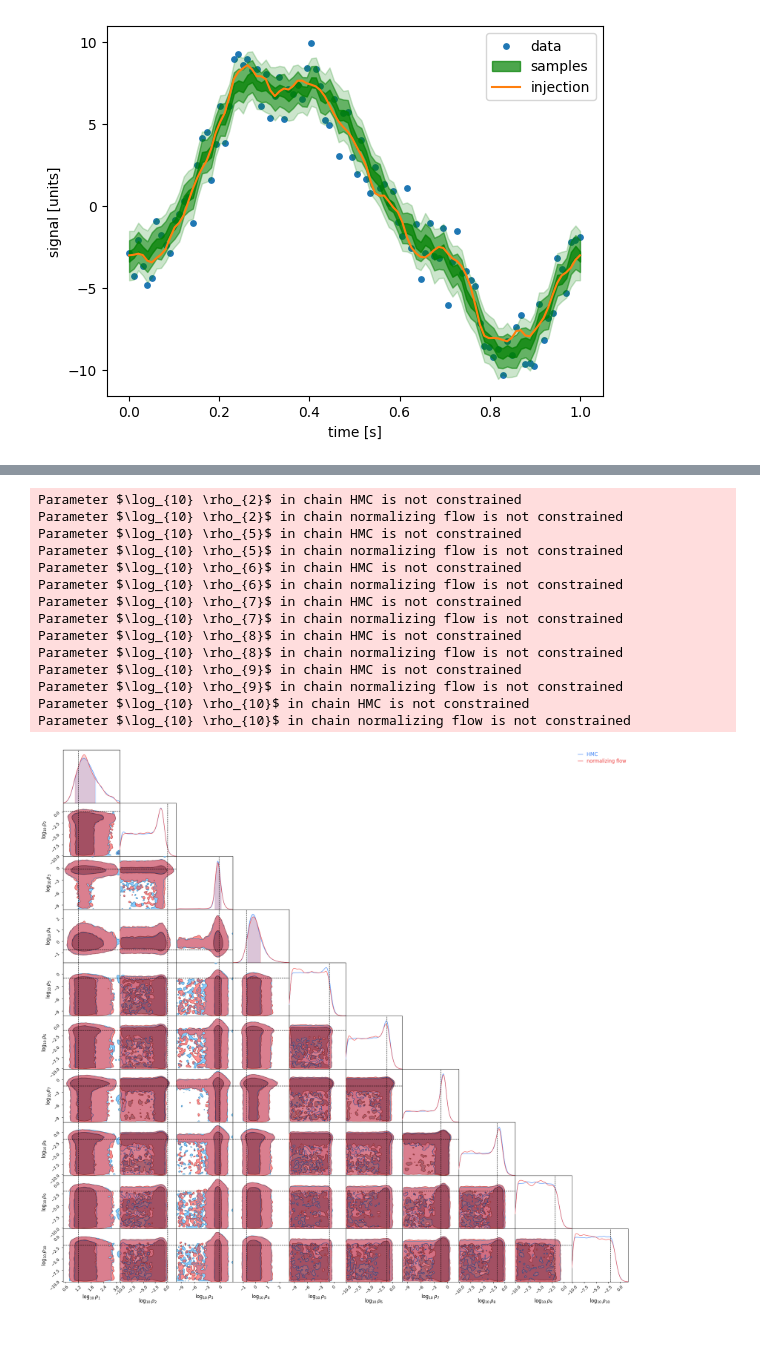
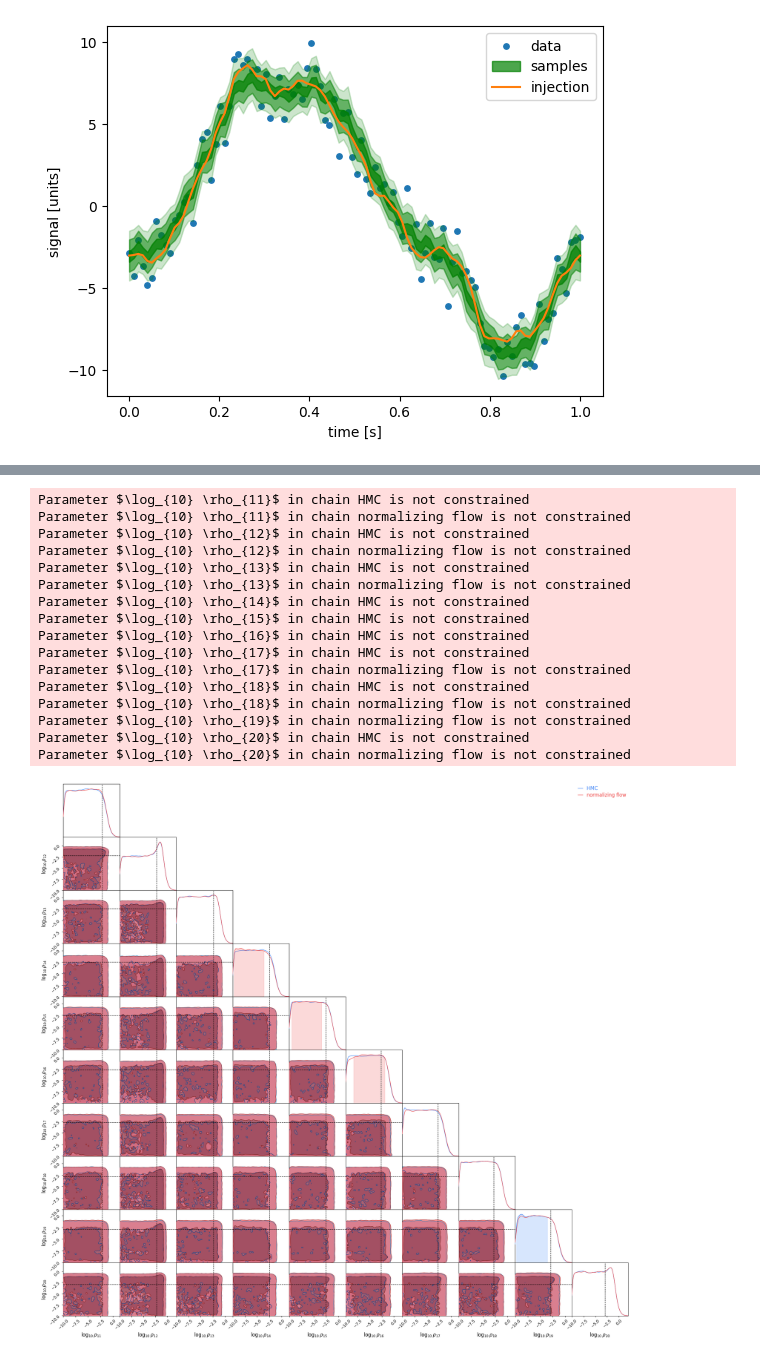
Before and after one commit to aiden-g12321/Neals_funnel, a Jupyter notebook: power_law/free_spectral.ipynb, the cells around one changed output, grey strips where cells are left out. Drawn from its saved outputs; the diff is of its cells as text; code cells hidden in the pictures.

```diff
--- a/power_law/free_spectral.ipynb
+++ b/power_law/free_spectral.ipynb
@@ -118,8 +123,8 @@ def sampling_model():
 nuts_kernel = numpyro.infer.NUTS(sampling_model,
                                  dense_mass=True)
 mcmc = numpyro.infer.MCMC(sampler=nuts_kernel,
-                          num_warmup=int(5e3),
-                          num_samples=int(1e4))
+                          num_warmup=int(1e4),
+                          num_samples=int(1e6))
 mcmc.run(jr.key(150914))
 samples_dict = mcmc.get_samples()
 samples = np.concatenate((samples_dict['logrhos'],
@@ -250,0 +190,31 @@ flow_samples = unnormalize(free_spectral_flow().sample((int(1e5),)))
+# %%
+free_spectral_samples = samples[::2, :Nf]
+
+free_spec_mean = jnp.mean(free_spectral_samples, axis=0)
+L_cov = jnp.linalg.cholesky(jnp.cov(free_spectral_samples.T))
+inv_L_cov = jnp.linalg.inv(L_cov)
+
+@jit
+def standardize(free_spec_samples):
+    return jnp.einsum('ij,ni->nj', inv_L_cov, (free_spec_samples - free_spec_mean[None, :]))
+
+@jit
+def unstandardize(standard_samples):
+    return free_spec_mean[None, :] + jnp.einsum('ij,ni->nj', L_cov, standard_samples)
+
+standard_samples = standardize(free_spectral_samples)
+# %%
+key, subkey = jr.split(jr.key(1))
+flow = masked_autoregressive_flow(
+    subkey,
+    base_dist=Normal(jnp.zeros(standard_samples.shape[1]), scale=jnp.ones(standard_samples.shape[1])),
+    transformer=RationalQuadraticSpline(knots=8, interval=4),
+)
+
+key, subkey = jr.split(key)
+flow, losses = fit_to_data(subkey, flow, standard_samples, learning_rate=1e-4, batch_size=2048, max_patience=10, max_epochs=200)
+
+plt.plot(losses['val'])
+plt.xlabel('epoch')
+plt.ylabel('loss value')
+plt.show()
@@ -251,26 +223,31 @@ flow_samples = unnormalize(free_spectral_flow().sample((int(1e5),)))
+# %%
+standard_flow_samples = flow.sample(subkey, (500_000,))
+flow_samples = unstandardize(standard_flow_samples)
 # %%
 # plot original and flow samples
-ndxs = np.r_[:10]
+ndxs = np.r_[10:20]
 df_hmc = pd.DataFrame(free_spectral_samples, columns=logrho_labels)
 df_flow = pd.DataFrame(flow_samples, columns=logrho_labels)
 c = ChainConsumer()
 c.add_chain(Chain(samples=df_hmc.iloc[:, ndxs], name='HMC'))
 c.add_chain(Chain(samples=df_flow.iloc[:, ndxs], name='normalizing flow', color='red'))
 c.add_truth(Truth(location={name: val for name, val in zip(logrho_labels, logrho_inj)}))
 fig = c.plotter.plot()
 # %% [output]
-Parameter $\log_{10} \rho_{2}$ in chain HMC is not constrained
-Parameter $\log_{10} \rho_{2}$ in chain normalizing flow is not constrained
-Parameter $\log_{10} \rho_{5}$ in chain HMC is not constrained
-Parameter $\log_{10} \rho_{5}$ in chain normalizing flow is not constrained
-Parameter $\log_{10} \rho_{6}$ in chain HMC is not constrained
-Parameter $\log_{10} \rho_{6}$ in chain normalizing flow is not constrained
-Parameter $\log_{10} \rho_{7}$ in chain HMC is not constrained
-Parameter $\log_{10} \rho_{7}$ in chain normalizing flow is not constrained
-Parameter $\log_{10} \rho_{8}$ in chain HMC is not constrained
-Parameter $\log_{10} \rho_{8}$ in chain normalizing flow is not constrained
-Parameter $\log_{10} \rho_{9}$ in chain HMC is not constrained
-Parameter $\log_{10} \rho_{9}$ in chain normalizing flow is not constrained
-Parameter $\log_{10} \rho_{10}$ in chain HMC is not constrained
-Parameter $\log_{10} \rho_{10}$ in chain normalizing flow is not constrained
+Parameter $\log_{10} \rho_{11}$ in chain HMC is not constrained
+Parameter $\log_{10} \rho_{11}$ in chain normalizing flow is not constrained
+Parameter $\log_{10} \rho_{12}$ in chain HMC is not constrained
+Parameter $\log_{10} \rho_{12}$ in chain normalizing flow is not constrained
+Parameter $\log_{10} \rho_{13}$ in chain HMC is not constrained
+Parameter $\log_{10} \rho_{13}$ in chain normalizing flow is not constrained
+Parameter $\log_{10} \rho_{14}$ in chain HMC is not constrained
+Parameter $\log_{10} \rho_{15}$ in chain HMC is not constrained
+Parameter $\log_{10} \rho_{16}$ in chain HMC is not constrained
+Parameter $\log_{10} \rho_{17}$ in chain HMC is not constrained
+Parameter $\log_{10} \rho_{17}$ in chain normalizing flow is not constrained
+Parameter $\log_{10} \rho_{18}$ in chain HMC is not constrained
+Parameter $\log_{10} \rho_{18}$ in chain normalizing flow is not constrained
+Parameter $\log_{10} \rho_{19}$ in chain normalizing flow is not constrained
+Parameter $\log_{10} \rho_{20}$ in chain HMC is not constrained
+Parameter $\log_{10} \rho_{20}$ in chain normalizing flow is not constrained
-[figure, old version]
+[figure, new version]
```
Also changed, not shown: parts of 19 cells of this notebook, 3 other files.
